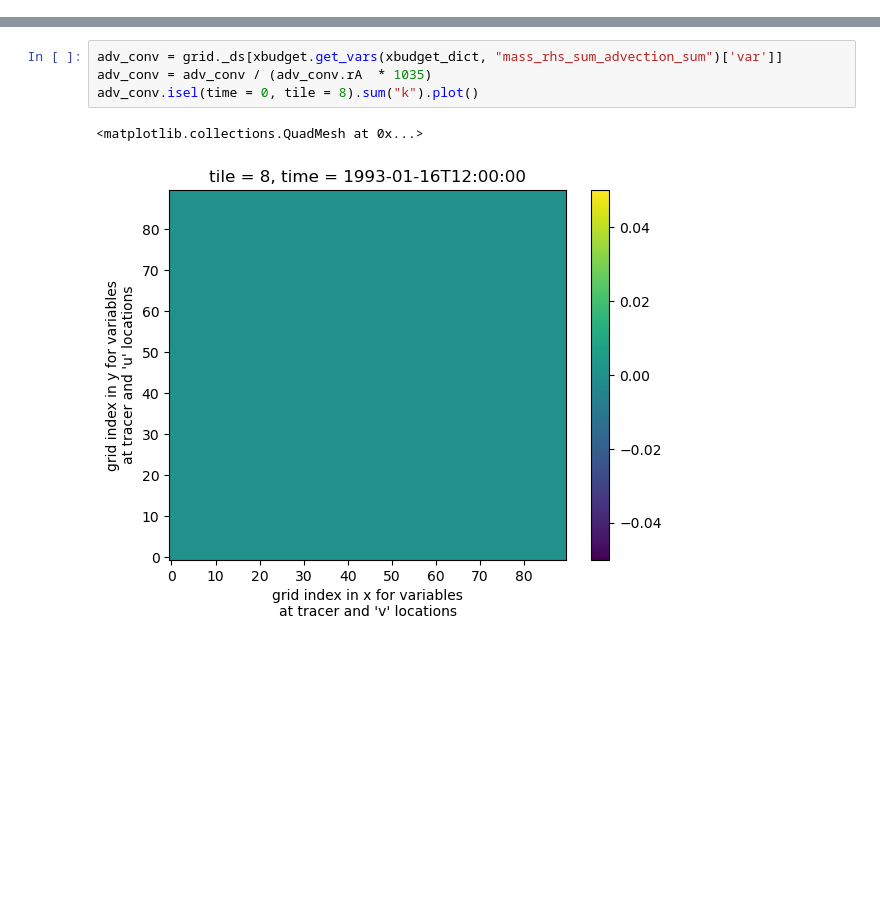
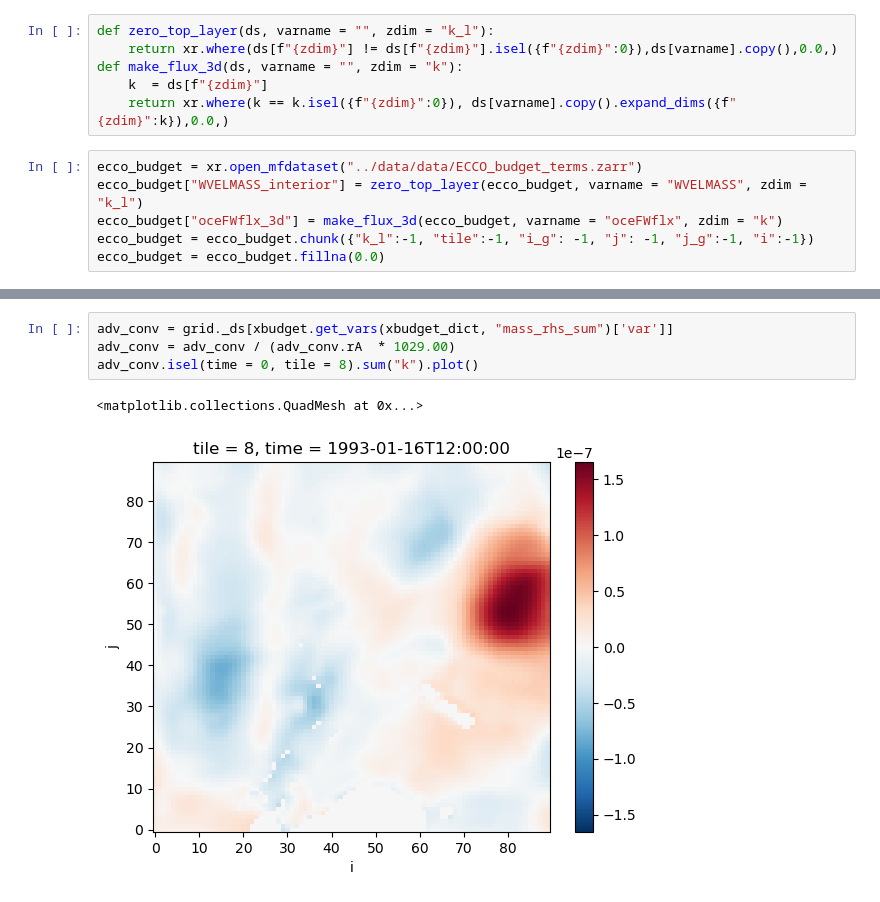
Before and after one commit to anthony-meza/xbudget, a Jupyter notebook: examples/LLC90_budget_examples_mass_heat_salt.ipynb, the cells around one changed output, grey strips where cells are left out. Saved outputs shown, nothing was run; the diff lists cells and outputs as text; blank space fills up the shorter version.

Commit message:
rhs of mass budget closed. still need to implement lhs

```diff
--- a/examples/LLC90_budget_examples_mass_heat_salt.ipynb
+++ b/examples/LLC90_budget_examples_mass_heat_salt.ipynb
@@ -15,4 +16,16 @@ xbudget_dict = xbudget.load_yaml("ECCOV4r4.yaml").copy()
 # %% [output]
 xarray: 2025.10.1
 xgcm: 0.9.0
+# %%
+def zero_top_layer(ds, varname = "", zdim = "k_l"):
+    return xr.where(ds[f"{zdim}"] != ds[f"{zdim}"].isel({f"{zdim}":0}),ds[varname].copy(),0.0,)
+def make_flux_3d(ds, varname = "", zdim = "k"):
+    k  = ds[f"{zdim}"]
+    return xr.where(k == k.isel({f"{zdim}":0}), ds[varname].copy().expand_dims({f"{zdim}":k}),0.0,)
+# %%
+ecco_budget = xr.open_mfdataset("../data/data/ECCO_budget_terms.zarr")
+ecco_budget["WVELMASS_interior"] = zero_top_layer(ecco_budget, varname = "WVELMASS", zdim = "k_l")
+ecco_budget["oceFWflx_3d"] = make_flux_3d(ecco_budget, varname = "oceFWflx", zdim = "k")
+ecco_budget = ecco_budget.chunk({"k_l":-1, "tile":-1, "i_g": -1, "j": -1, "j_g":-1, "i":-1})
+ecco_budget = ecco_budget.fillna(0.0)
 # %%
@@ -38,7 +52,7 @@ deta_dt.isel(time = 0, tile = 8).plot()
 # %%
-adv_conv = grid._ds[xbudget.get_vars(xbudget_dict, "mass_rhs_sum_advection_sum")['var']]
-adv_conv = adv_conv / (adv_conv.rA  * 1035)
+adv_conv = grid._ds[xbudget.get_vars(xbudget_dict, "mass_rhs_sum")['var']]
+adv_conv = adv_conv / (adv_conv.rA  * 1029.00)
 adv_conv.isel(time = 0, tile = 8).sum("k").plot()
 # %% [output]
 <matplotlib.collections.QuadMesh at 0x...>
-[figure, old version]
+[figure, new version]
```
Also changed, not shown: parts of 5 cells of this notebook, 1 other file.
